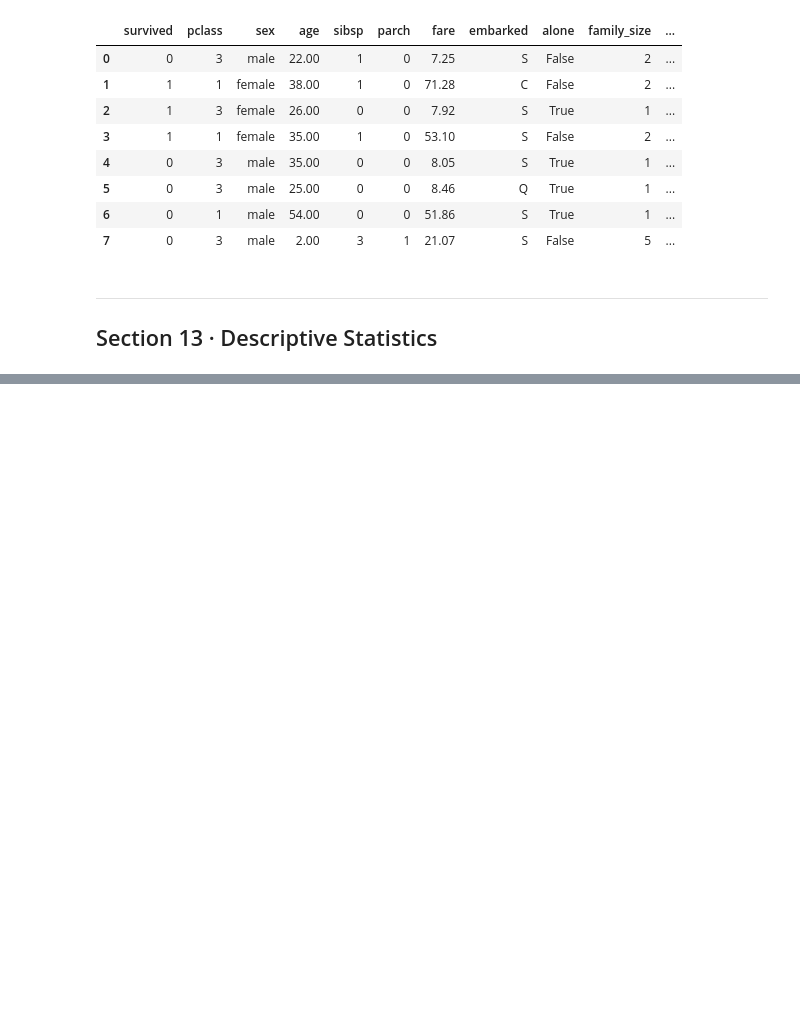
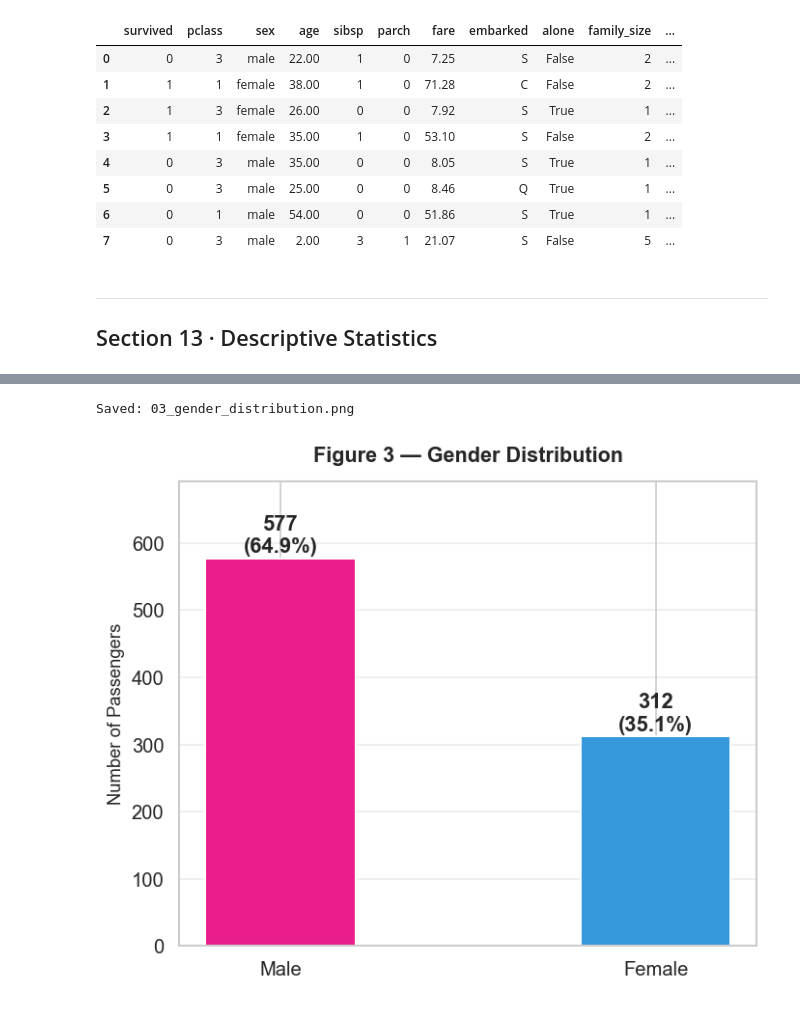
Before and after one commit to Nadhashree03/CodeAlpha_Task2_EDA, a Jupyter notebook: notebook/titanic_eda.ipynb, the cells around one changed output, grey strips where cells are left out. Drawn from its saved outputs; the diff is of its cells as text; code cells hidden in the pictures; blank space fills up the shorter version.

```diff
--- a/notebook/titanic_eda.ipynb
+++ b/notebook/titanic_eda.ipynb
@@ -1619,0 +710,21 @@ This analysis demonstrates how structured EDA, combining data cleaning, visualiz
+# %%
+# Figure 3: Gender Distribution
+fig, ax = plt.subplots(figsize=(6, 5))
+sex_counts = df_clean['sex'].value_counts()
+sex_labels = ['Female' if s == 'female' else 'Male' for s in sex_counts.index]
+ax.bar(sex_labels, sex_counts.values,
+       color=['#e91e8c', '#3498db'], edgecolor='white', linewidth=1.2, width=0.4)
+for i, val in enumerate(sex_counts.values):
+    ax.text(i, val + 3, str(val) + '\n(' + f'{val/len(df_clean)*100:.1f}' + '%)',
+            ha='center', va='bottom', fontweight='bold')
+ax.set_title('Figure 3 — Gender Distribution', fontweight='bold', pad=12)
+ax.set_ylabel('Number of Passengers')
+ax.set_ylim(0, sex_counts.max() * 1.2)
+ax.grid(axis='y', alpha=0.4)
+plt.tight_layout()
+plt.savefig(os.path.join(VIZ_DIR, '03_gender_distribution.png'))
+plt.show()
+print('Saved: 03_gender_distribution.png')
+# %% [output]
+Saved: 03_gender_distribution.png
+[figure, added]
```
Also changed, not shown: parts of 89 cells of this notebook, 4 other files.
